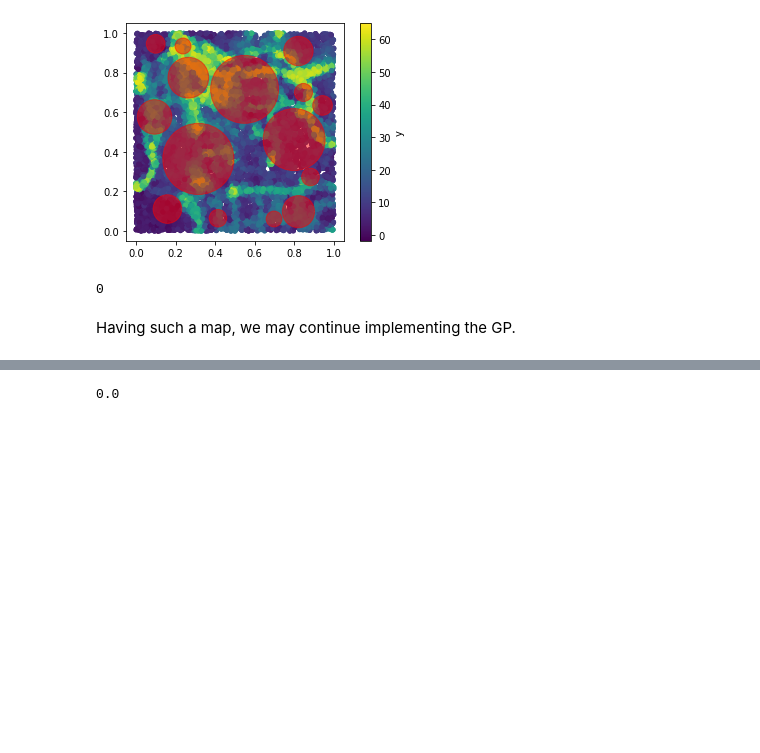
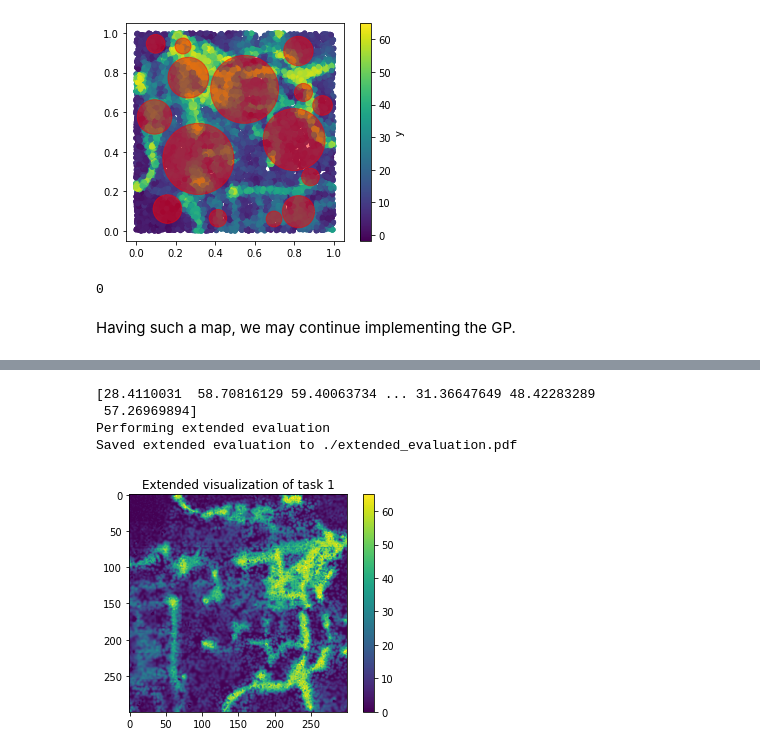
Before and after one commit to tomipancho/manhattan, a Jupyter notebook: Task_1/solution_explore.ipynb, the cells around one changed output, grey strips where cells are left out. Drawn from its saved outputs; the diff is of its cells as text; code cells hidden in the pictures; blank space fills up the shorter version.

Commit message:
Implemented changes in model to solution.py

```diff
--- a/Task_1/solution_explore.ipynb
+++ b/Task_1/solution_explore.ipynb
@@ -33,13 +33,12 @@ class Model(object):
         """
         self.rng = np.random.default_rng(seed=0)
         # Initialize kernel as RBF
-        self.kernel = RBF(length_scale=0.3, length_scale_bounds=(5e-2, 5e-1))
+        self.kernel = RBF(length_scale=5e-4, length_scale_bounds=(1e-5,1e-2))
 
         # Define number of processes
-        self.n_processes = 16 # Must be a square number
-        self.n_window  = 0.4
-        self.stride = (1 - self.n_window) / np.sqrt(self.n_processes)
-        self.stride = 0.2
+        self.n_processes = 64 # Must be a square number
+        self.n_window  = 0.15
+        self.stride = (1 - self.n_window) / (np.sqrt(self.n_processes) - 1)
         self.GPs = []
         for i in range(self.n_processes):
             GPi = GaussianProcessRegressor(kernel=self.kernel, n_restarts_optimizer=9)
@@ -196,11 +195,13 @@ class Model(object):
         GP_means = np.array(GP_means) # (NUM_SAMPLES, n_processes)
         GP_stds = np.array(GP_stds)
 
-        GP_means_relevant = np.mean(GP_means.T * char_funcs, axis=1)
+        tot_zones = np.sum(char_funcs, axis=1) # (NUM_SAMPLES,) How many areas does a given point belong to
+
+        GP_means_relevant = np.sum(GP_means.T * char_funcs, axis=1) / tot_zones
 
 
         # TODO: Use the GP posterior to form your predictions here
-        predictions = gp_mean
+        predictions = GP_means_relevant
 
         return predictions, gp_mean, gp_std
 # %% [markdown]
@@ -438,5 +451,12 @@ shape coords (3032, 2)
-# %%
-print(predictions[0][68
-                     ])
-# %% [output]
-0.0
+# %%
+print(predictions[0])
+
+EXTENDED_EVALUATION = True
+if EXTENDED_EVALUATION:
+    perform_extended_model_evaluation(model, output_dir='.')
+# %% [output]
+[28.4110031  58.70816129 59.40063734 ... 31.36647649 48.42283289
+ 57.26969894]
+Performing extended evaluation
+Saved extended evaluation to ./extended_evaluation.pdf
+[figure, added]
```
Also changed, not shown: parts of 1 cell of this notebook, 5 other files.
